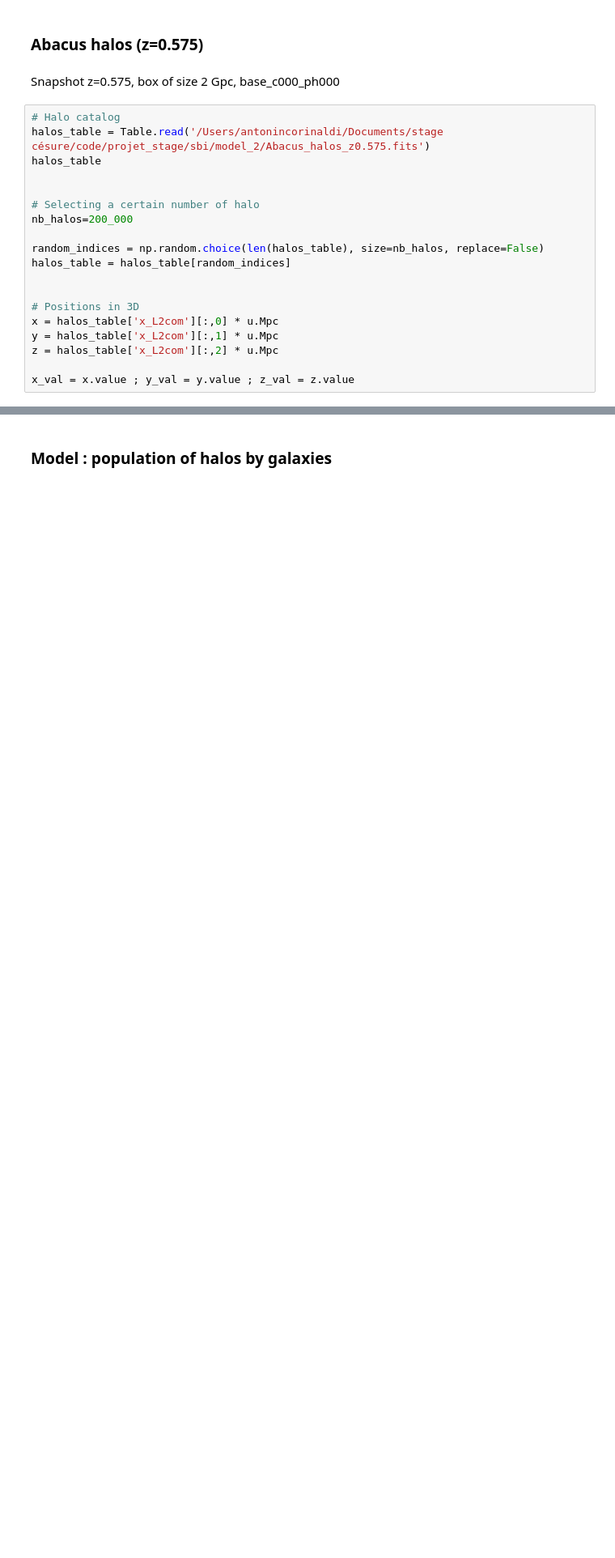
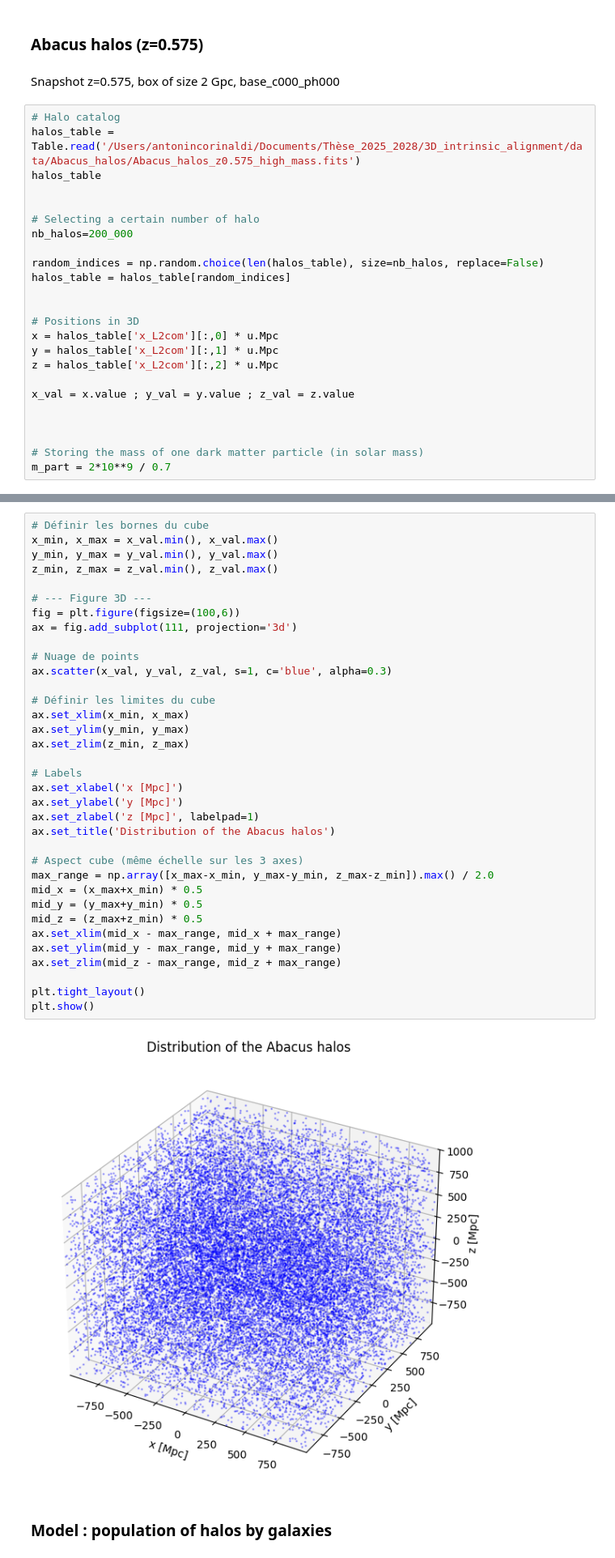
Before and after one commit to antonincorinaldi/3D_intrinsic_alignment, a Jupyter notebook: notebooks/intrinsic_alignment/TreeCorr_halos.ipynb, the cells around one changed output, grey strips where cells are left out. Shown at 81% size. Saved outputs shown, nothing was run; the diff lists cells and outputs as text; blank space fills up the shorter version.

```diff
--- a/notebooks/intrinsic_alignment/TreeCorr_halos.ipynb
+++ b/notebooks/intrinsic_alignment/TreeCorr_halos.ipynb
@@ -44,7 +45,7 @@ def format_ellipsoid(eigenvectors, eigenvalues, position = np.asarray([0,0,0])):
 Snapshot z=0.575, box of size 2 Gpc, base_c000_ph000
 # %%
 # Halo catalog
-halos_table = Table.read('/Users/antonincorinaldi/Documents/stage césure/code/projet_stage/sbi/model_2/Abacus_halos_z0.575.fits')
+halos_table = Table.read('/Users/antonincorinaldi/Documents/Thèse_2025_2028/3D_intrinsic_alignment/data/Abacus_halos/Abacus_halos_z0.575_high_mass.fits')
 halos_table
 
 
@@ -61,3 +62,8 @@ y = halos_table['x_L2com'][:,1] * u.Mpc
 z = halos_table['x_L2com'][:,2] * u.Mpc
 
 x_val = x.value ; y_val = y.value ; z_val = z.value
+
+
+
+# Storing the mass of one dark matter particle (in solar mass)
+m_part = 2*10**9 / 0.7
@@ -64,3 +89,40 @@ x_val = x.value ; y_val = y.value ; z_val = z.value
+# %%
+# Définir les bornes du cube
+x_min, x_max = x_val.min(), x_val.max()
+y_min, y_max = y_val.min(), y_val.max()
+z_min, z_max = z_val.min(), z_val.max()
+
+# --- Figure 3D ---
+fig = plt.figure(figsize=(100,6))
+ax = fig.add_subplot(111, projection='3d')
+
+# Nuage de points
+ax.scatter(x_val, y_val, z_val, s=1, c='blue', alpha=0.3)
+
+# Définir les limites du cube
+ax.set_xlim(x_min, x_max)
+ax.set_ylim(y_min, y_max)
+ax.set_zlim(z_min, z_max)
+
+# Labels
+ax.set_xlabel('x [Mpc]')
+ax.set_ylabel('y [Mpc]')
+ax.set_zlabel('z [Mpc]', labelpad=1)
+ax.set_title('Distribution of the Abacus halos')
+
+# Aspect cube (même échelle sur les 3 axes)
+max_range = np.array([x_max-x_min, y_max-y_min, z_max-z_min]).max() / 2.0
+mid_x = (x_max+x_min) * 0.5
+mid_y = (y_max+y_min) * 0.5
+mid_z = (z_max+z_min) * 0.5
+ax.set_xlim(mid_x - max_range, mid_x + max_range)
+ax.set_ylim(mid_y - max_range, mid_y + max_range)
+ax.set_zlim(mid_z - max_range, mid_z + max_range)
+
+plt.tight_layout()
+plt.show()
+# %% [output]
+[figure, added]
 # %% [markdown]
 ### Model : population of halos by galaxies
 # %%
```
Also changed, not shown: parts of 27 cells of this notebook.
